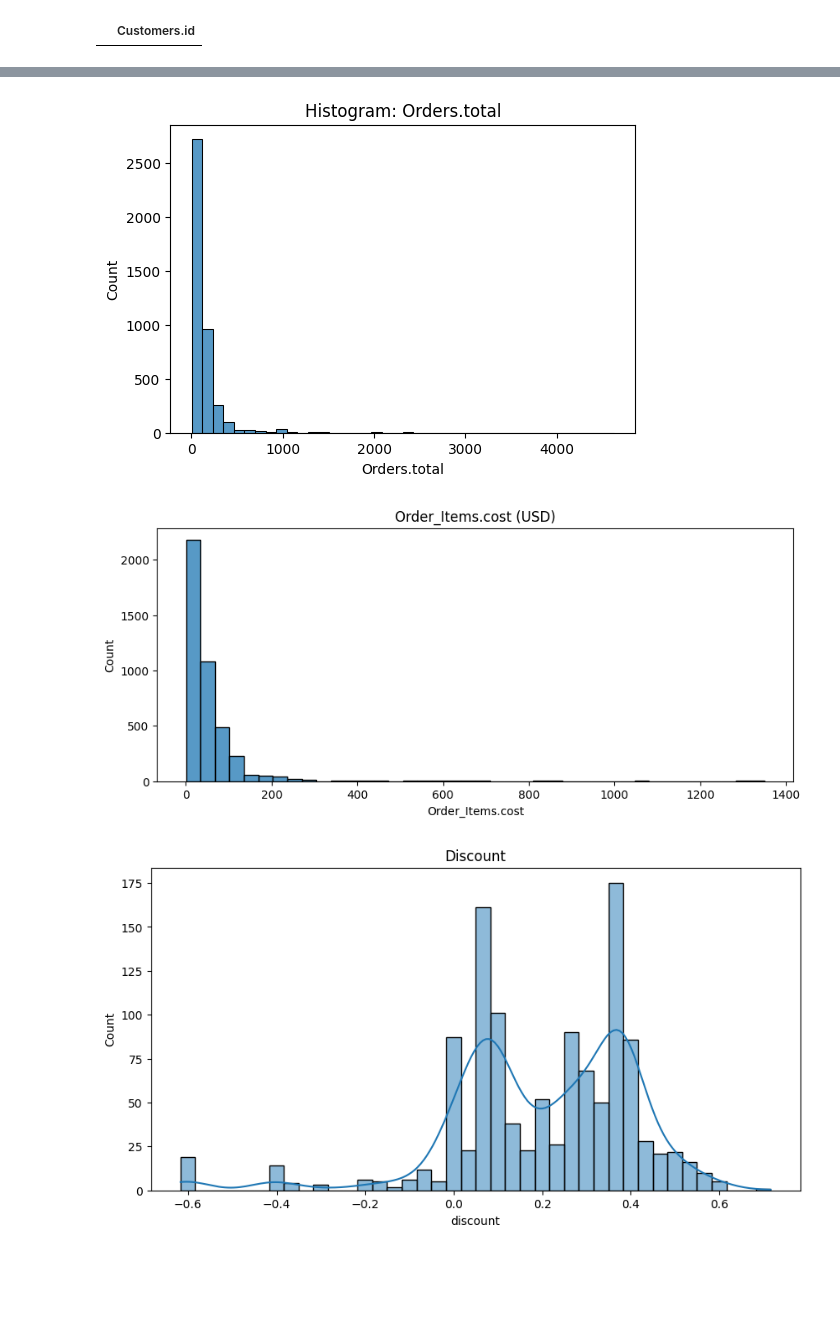
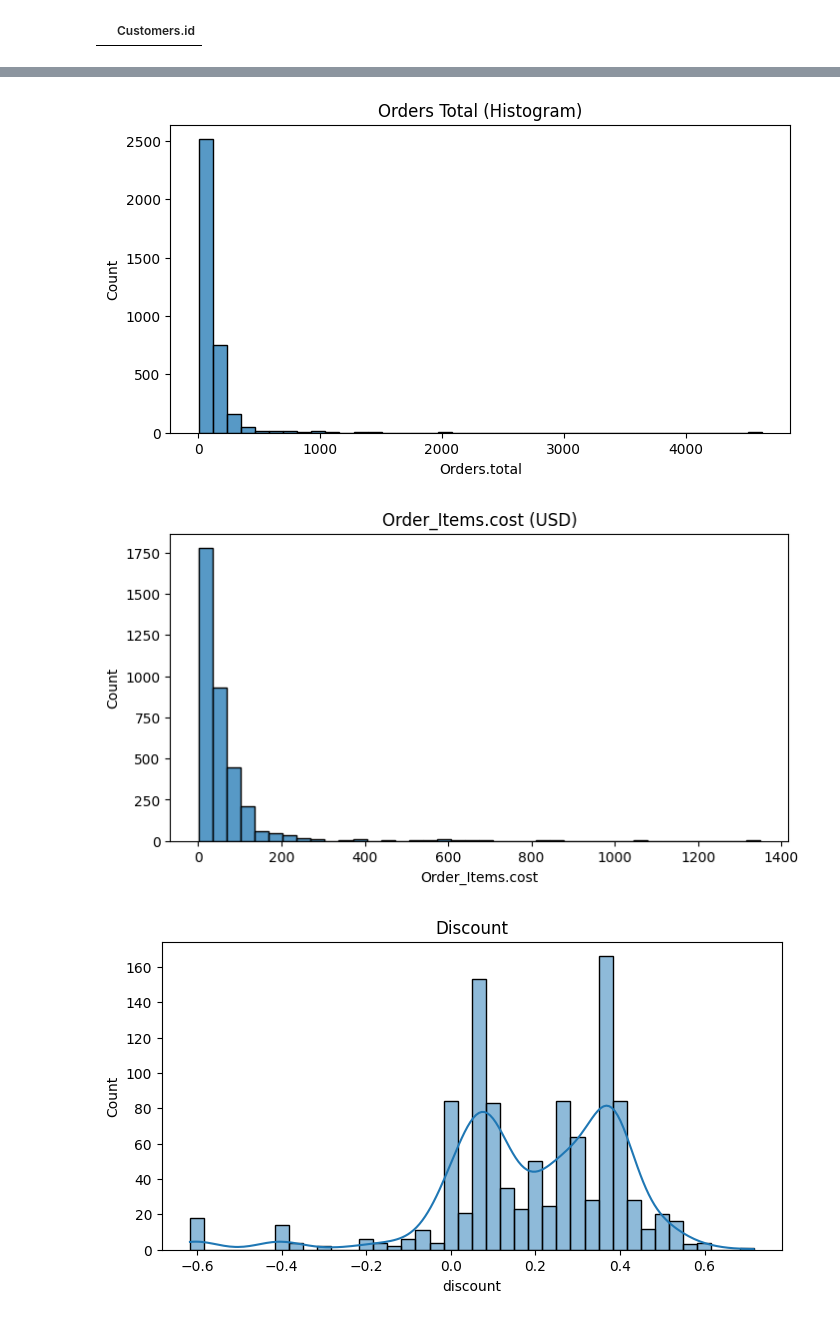
Before and after one commit to data-mosaic/Anna-Project, a Jupyter notebook: notebooks/01_exploration.ipynb, the cells around one changed output, grey strips where cells are left out. Cells and saved outputs as stored; diff of their text form; code cells hidden in the pictures; blank space fills up the shorter version.

```diff
--- a/notebooks/01_exploration.ipynb
+++ b/notebooks/01_exploration.ipynb
@@ -186,4 +186,13 @@ memory usage: 1.9+ MB
 # %%
+id_list = ['Customers.id', 'Orders.id', 'Orders.customer_id', 'Orders.order_number',
+          'Order_Items.id', 'Order_Items.parent', 'Order_Items.product_id',
+          'Products.id', 'Products.vendor', 'Products.import_id', 'Products.family_id'
+           ]
+
+category_list = ['Products.handling_time', 'Orders.shipping_carrier',  'Orders.payment_type',
+                'Orders.payment_method', 'Products.status',
+                'Products.shopping_brand'
+                 ]
 
 blacklist = ['Orders.external_id', 'Orders.external_source', 'Orders.fee_amount', 'Orders.payment_user',
             'Orders.payment_id', 'Orders.payment_code', 'Orders.comments', 'Orders.fee_name',
@@ -194,16 +203,15 @@ blacklist = ['Orders.external_id', 'Orders.external_source', 'Orders.fee_amount'
             ]  # 'Products.packaging'
 
 blacklist2 = ['Orders.lname','Orders.fname']
-blacklist3 = []
 
-category_list = ['Products.handling_time','Orders.coupon_amount',
-                 'Orders.shipping_carrier',  'Orders.payment_type', 'Orders.payment_method', 'Products.status',
-                 'Products.vendor', 'Products.shopping_brand'
-                 ]
+blacklist3 = ['Products.shopping_mpn']
 # %%
-#df = df.drop(columns=blacklist)
+df = df.drop(columns=blacklist)
 df = df.drop(columns=blacklist2)
 # %%
+for col in id_list:
+    df[col] = df[col].astype("object")
+
 for col in category_list:
     df[col] = df[col].astype("category")
 # %%
@@ -310,25 +319,31 @@ plt.show()
 # %%
-plt.figure(figsize=(6,4))
-sns.histplot(df["Orders.total"], bins=40)
-plt.title("Histogram: Orders.total")
+plt.figure(figsize=(8, 4))
+
+sns.histplot(data=df, x='Orders.total', bins=40)
+
+plt.title('Orders Total (Histogram)')
 plt.show()
 # %% [output]
-[figure, old version]
+[figure, new version]
 # %%
-plt.figure(figsize=(10,4))
-sns.histplot(df["Order_Items.cost"], bins=40)
+plt.figure(figsize=(8, 4))
+
+sns.histplot(data=df, x='Order_Items.cost', bins=40)
+
 plt.title("Order_Items.cost (USD)")
+
 plt.show()
 # %% [output]
-[figure, old version]
+[figure, new version]
 # %%
 # % розподіл величини знижки
-df["discount"] = (df["Products.price"] - df["Products.sale_price"]) / df["Products.price"]
+df['discount'] = (df['Products.price'] - df['Products.sale_price']) / df['Products.price']
 
-plt.figure(figsize=(10,5))
-sns.histplot(df["discount"], bins=40, kde=True)
-plt.title("Discount")
+plt.figure(figsize=(8,4))
+
+sns.histplot(df, x='discount', bins=40, kde=True)
+plt.title('Discount')
 plt.show()
 # %% [output]
-[figure, old version]
+[figure, new version]
 # %%
```
Also changed, not shown: parts of 28 cells of this notebook.
